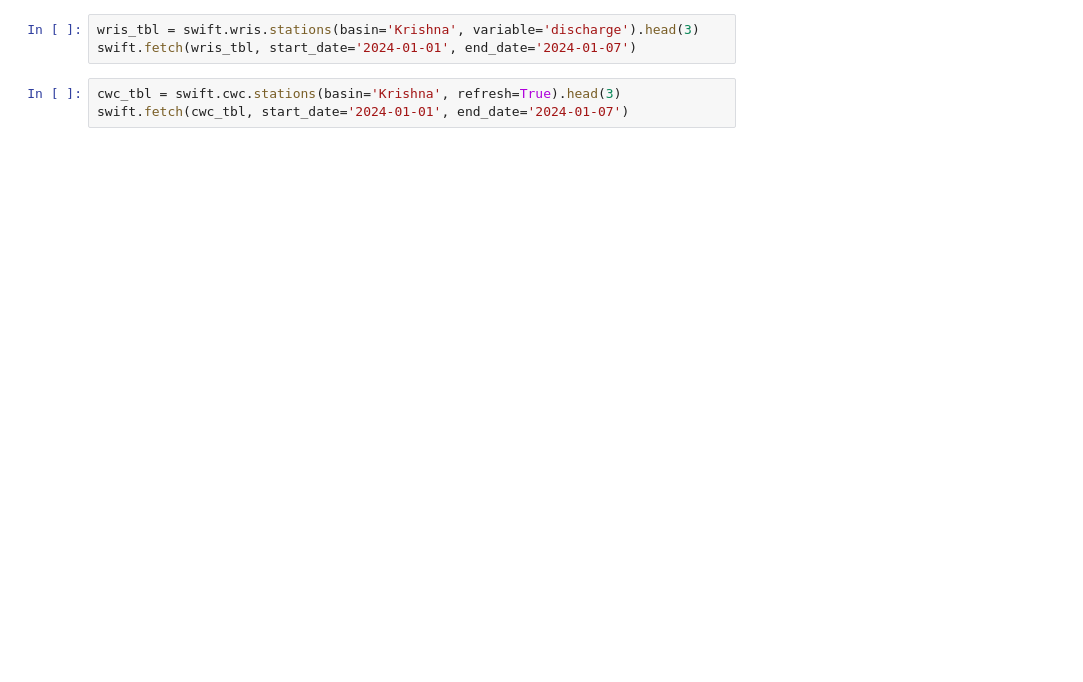
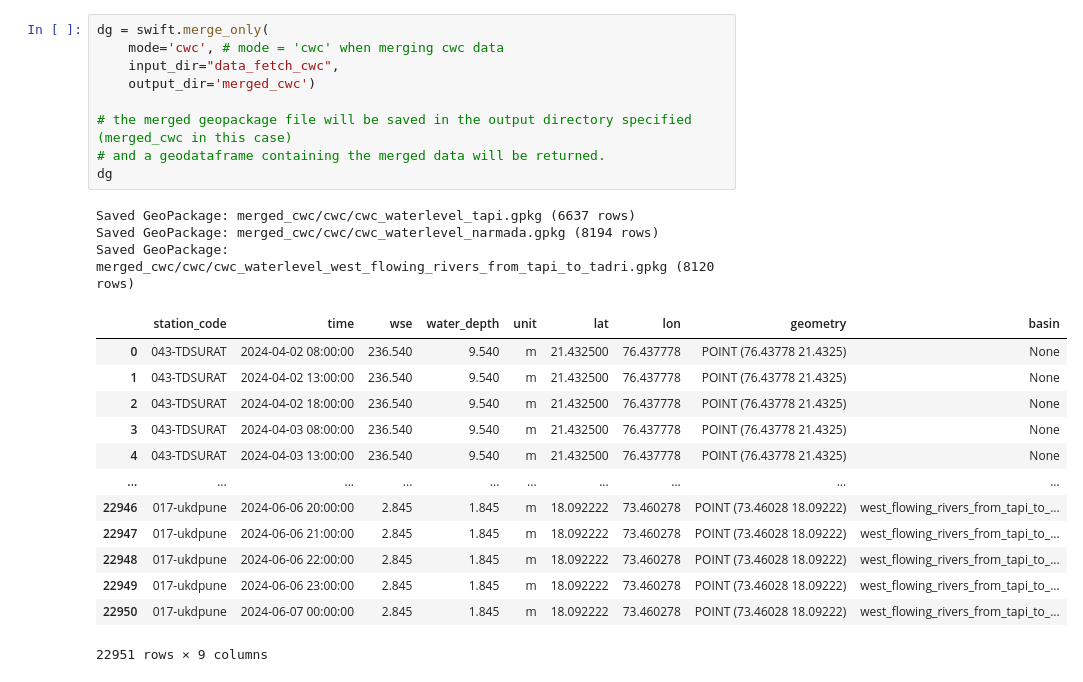
Before and after one commit to bharathk113/HydroSwift, a Jupyter notebook: PYTHON_API_EXAMPLES.ipynb, the cells around one changed output. Drawn from its saved outputs; the diff is of its cells as text; blank space fills up the shorter version.

```diff
--- a/PYTHON_API_EXAMPLES.ipynb
+++ b/PYTHON_API_EXAMPLES.ipynb
@@ -38,6 +519,26 @@ gdf_cwc.head() if gdf_cwc is not None else None
 # %%
-wris_tbl = swift.wris.stations(basin='Krishna', variable='discharge').head(3)
-swift.fetch(wris_tbl, start_date='2024-01-01', end_date='2024-01-07')
+dg = swift.merge_only(
+    mode='cwc', # mode = 'cwc' when merging cwc data
+    input_dir="data_fetch_cwc",
+    output_dir='merged_cwc')
+
+# the merged geopackage file will be saved in the output directory specified (merged_cwc in this case)
+# and a geodataframe containing the merged data will be returned.
+dg
+# %% [output]
+Saved GeoPackage: merged_cwc/cwc/cwc_waterlevel_tapi.gpkg (6637 rows)
+Saved GeoPackage: merged_cwc/cwc/cwc_waterlevel_narmada.gpkg (8194 rows)
+Saved GeoPackage: merged_cwc/cwc/cwc_waterlevel_west_flowing_rivers_from_tapi_to_tadri.gpkg (8120 rows)
+|  | station_code | time | wse | water_depth | unit | lat | lon | geometry | basin |
+| 0 | 043-TDSURAT | 2024-04-02 08:00:00 | 236.540 | 9.540 | m | 21.432500 | 76.437778 | POINT (76.43778 21.4325) | None |
+| 1 | 043-TDSURAT | 2024-04-02 13:00:00 | 236.540 | 9.540 | m | 21.432500 | 76.437778 | POINT (76.43778 21.4325) | None |
+| 2 | 043-TDSURAT | 2024-04-02 18:00:00 | 236.540 | 9.540 | m | 21.432500 | 76.437778 | POINT (76.43778 21.4325) | None |
+| 3 | 043-TDSURAT | 2024-04-03 08:00:00 | 236.540 | 9.540 | m | 21.432500 | 76.437778 | POINT (76.43778 21.4325) | None |
+| 4 | 043-TDSURAT | 2024-04-03 13:00:00 | 236.540 | 9.540 | m | 21.432500 | 76.437778 | POINT (76.43778 21.4325) | None |
+| ... | ... | ... | ... | ... | ... | ... | ... | ... | ... |
+| 22946 | 017-ukdpune | 2024-06-06 20:00:00 | 2.845 | 1.845 | m | 18.092222 | 73.460278 | POINT (73.46028 18.09222) | west_flowing_rivers_from_tapi_to_... |
+| 22947 | 017-ukdpune | 2024-06-06 21:00:00 | 2.845 | 1.845 | m | 18.092222 | 73.460278 | POINT (73.46028 18.09222) | west_flowing_rivers_from_tapi_to_... |
+| 22948 | 017-ukdpune | 2024-06-06 22:00:00 | 2.845 | 1.845 | m | 18.092222 | 73.460278 | POINT (73.46028 18.09222) | west_flowing_rivers_from_tapi_to_... |
+| 22949 | 017-ukdpune | 2024-06-06 23:00:00 | 2.845 | 1.845 | m | 18.092222 | 73.460278 | POINT (73.46028 18.09222) | west_flowing_rivers_from_tapi_to_... |
+| 22950 | 017-ukdpune | 2024-06-07 00:00:00 | 2.845 | 1.845 | m | 18.092222 | 73.460278 | POINT (73.46028 18.09222) | west_flowing_rivers_from_tapi_to_... |
+22951 rows × 9 columns
-# %%
-cwc_tbl = swift.cwc.stations(basin='Krishna', refresh=True).head(3)
-swift.fetch(cwc_tbl, start_date='2024-01-01', end_date='2024-01-07')
```
Also changed, not shown: parts of 34 cells of this notebook, 6 other files.
